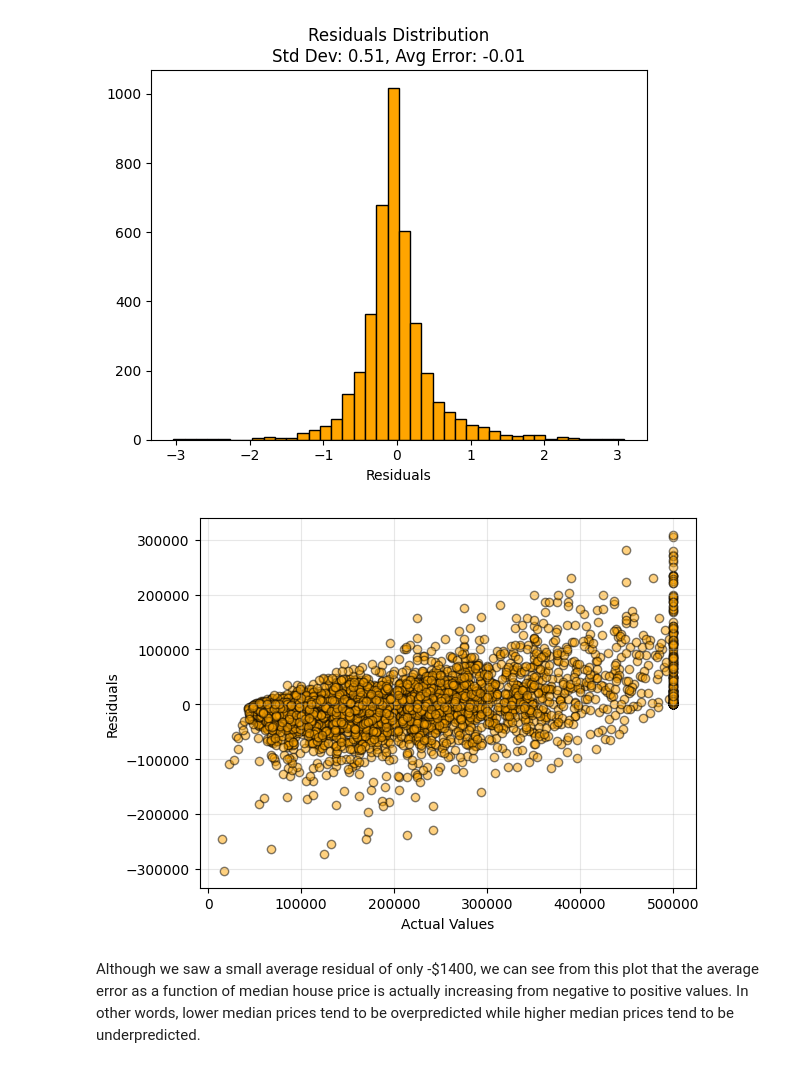
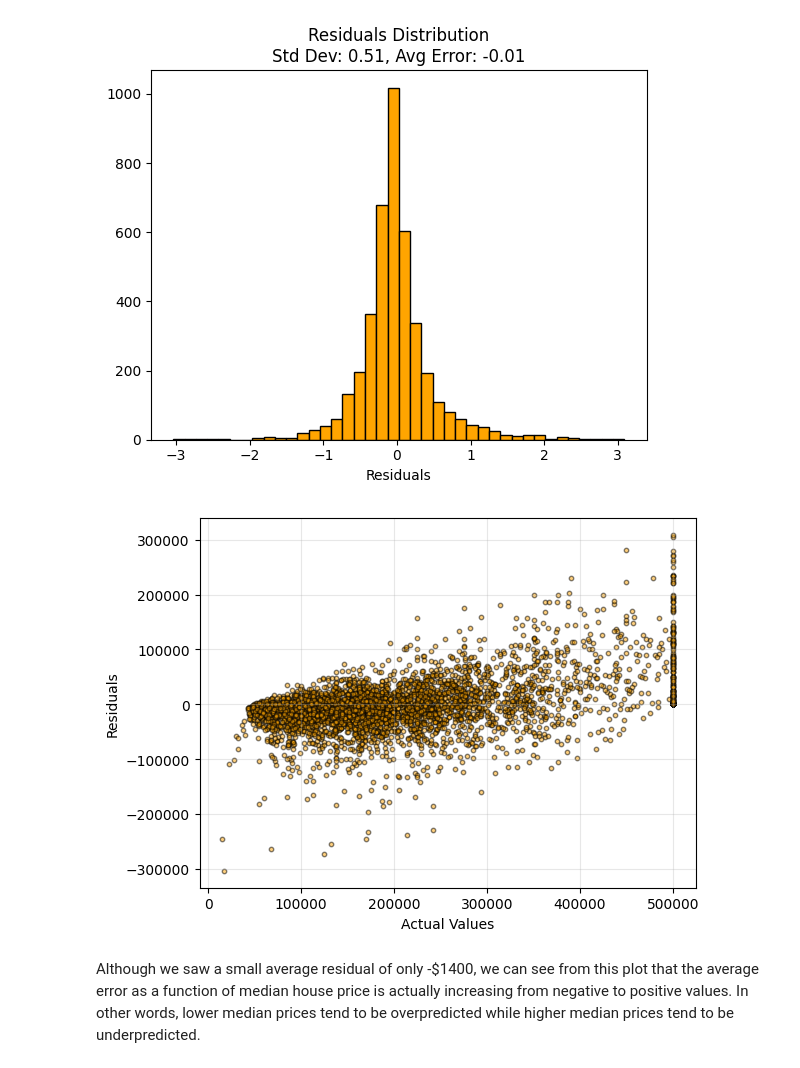
Before and after one commit to azharfachrezi/data-science-lab, a Jupyter notebook: Machine Learning/Evaluating and Validating/evaluating_randomforest_performance.ipynb, the cells around one changed output. Drawn from its saved outputs; the diff is of its cells as text; code cells hidden in the pictures.

```diff
--- a/Machine Learning/Evaluating and Validating/evaluating_randomforest_performance.ipynb
+++ b/Machine Learning/Evaluating and Validating/evaluating_randomforest_performance.ipynb
@@ -140,12 +140,12 @@ plt.show()
 # %% [output]
 [figure]
 # %%
-plt.scatter(y_test*1e5, residuals*1e5, alpha=0.5, color='orange', marker='o', ec='k')
+plt.scatter(y_test*1e5, residuals*1e5, s=10, alpha=0.5, color='orange', marker='o', ec='k')
 plt.xlabel("Actual Values")
 plt.ylabel("Residuals")
 plt.grid(alpha=0.3)
 plt.show()
 # %% [output]
-[figure, old version]
+[figure, new version]
 # %% [markdown]
 Although we saw a small average residual of only -$1400, we can see from this plot that the average error as a function of median house price is actually increasing from negative to positive values. In other words, lower median prices tend to be overpredicted while higher median prices tend to be underpredicted.
```
Also changed, not shown: parts of 3 cells of this notebook, 1 other file.
